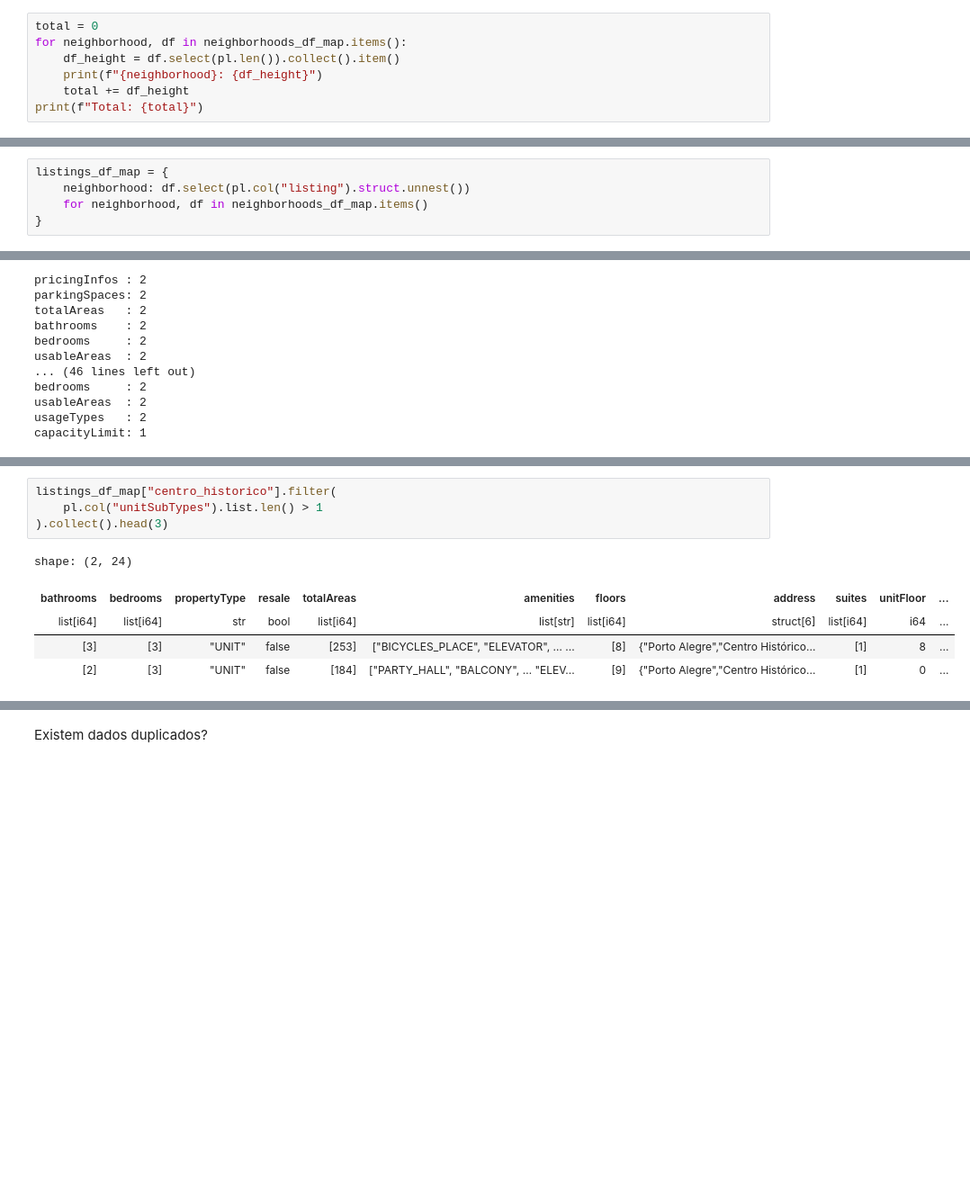
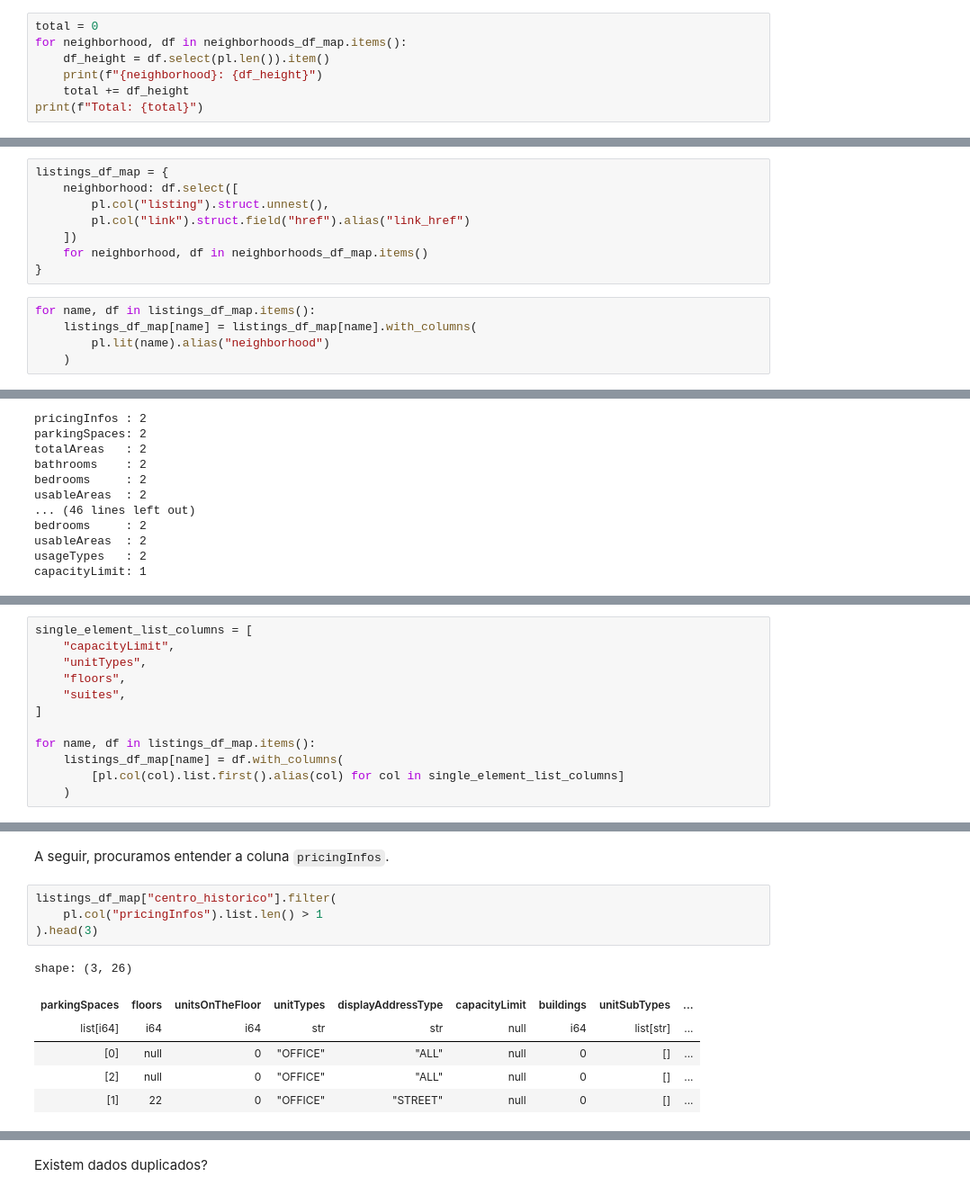
Before and after one commit to mwesthelle/sinking_real_estate, a Jupyter notebook: analysis/eda.ipynb, the cells around one changed output, grey strips where cells are left out. Shown at 90% size. Drawn from its saved outputs; the diff is of its cells as text; blank space fills up the shorter version.

```diff
--- a/analysis/eda.ipynb
+++ b/analysis/eda.ipynb
@@ -36,7 +66,7 @@ shape: (2, 5)
 # %%
 total = 0
 for neighborhood, df in neighborhoods_df_map.items():
-    df_height = df.select(pl.len()).collect().item()
+    df_height = df.select(pl.len()).item()
     print(f"{neighborhood}: {df_height}")
     total += df_height
 print(f"Total: {total}")
@@ -60,6 +102,14 @@ Aplainamos a estrutura para simplificar a análise.
 # %%
 listings_df_map = {
-    neighborhood: df.select(pl.col("listing").struct.unnest())
+    neighborhood: df.select([
+        pl.col("listing").struct.unnest(),
+        pl.col("link").struct.field("href").alias("link_href")
+    ])
     for neighborhood, df in neighborhoods_df_map.items()
 }
+# %%
+for name, df in listings_df_map.items():
+    listings_df_map[name] = listings_df_map[name].with_columns(
+        pl.lit(name).alias("neighborhood")
+    )
 # %%
@@ -175,0 +217,12 @@ essas multiplicidades ocorrem.
+# %%
+single_element_list_columns = [
+    "capacityLimit",
+    "unitTypes",
+    "floors",
+    "suites",
+]
+
+for name, df in listings_df_map.items():
+    listings_df_map[name] = df.with_columns(
+        [pl.col(col).list.first().alias(col) for col in single_element_list_columns]
+    )
@@ -176,10 +240,13 @@ essas multiplicidades ocorrem.
+# %% [markdown]
+A seguir, procuramos entender a coluna `pricingInfos`.
 # %%
 listings_df_map["centro_historico"].filter(
-    pl.col("unitSubTypes").list.len() > 1
-).collect().head(3)
+    pl.col("pricingInfos").list.len() > 1
+).head(3)
 # %% [output]
-shape: (2, 24)
+shape: (3, 26)
-| bathrooms | bedrooms | propertyType | resale | totalAreas | amenities | floors | address | suites | unitFloor | ... |
-| list[i64] | list[i64] | str | bool | list[i64] | list[str] | list[i64] | struct[6] | list[i64] | i64 | ... |
-| [3] | [3] | "UNIT" | false | [253] | ["BICYCLES_PLACE", "ELEVATOR", … ... | [8] | {"Porto Alegre","Centro Histórico... | [1] | 8 | ... |
-| [2] | [3] | "UNIT" | false | [184] | ["PARTY_HALL", "BALCONY", … "ELEV... | [9] | {"Porto Alegre","Centro Histórico... | [1] | 0 | ... |
+| parkingSpaces | floors | unitsOnTheFloor | unitTypes | displayAddressType | capacityLimit | buildings | unitSubTypes | ... |
+| list[i64] | i64 | i64 | str | str | null | i64 | list[str] | ... |
+| [0] | null | 0 | "OFFICE" | "ALL" | null | 0 | [] | ... |
+| [2] | null | 0 | "OFFICE" | "ALL" | null | 0 | [] | ... |
+| [1] | 22 | 0 | "OFFICE" | "STREET" | null | 0 | [] | ... |
```
Also changed, not shown: parts of 40 cells of this notebook, 1 other file.
